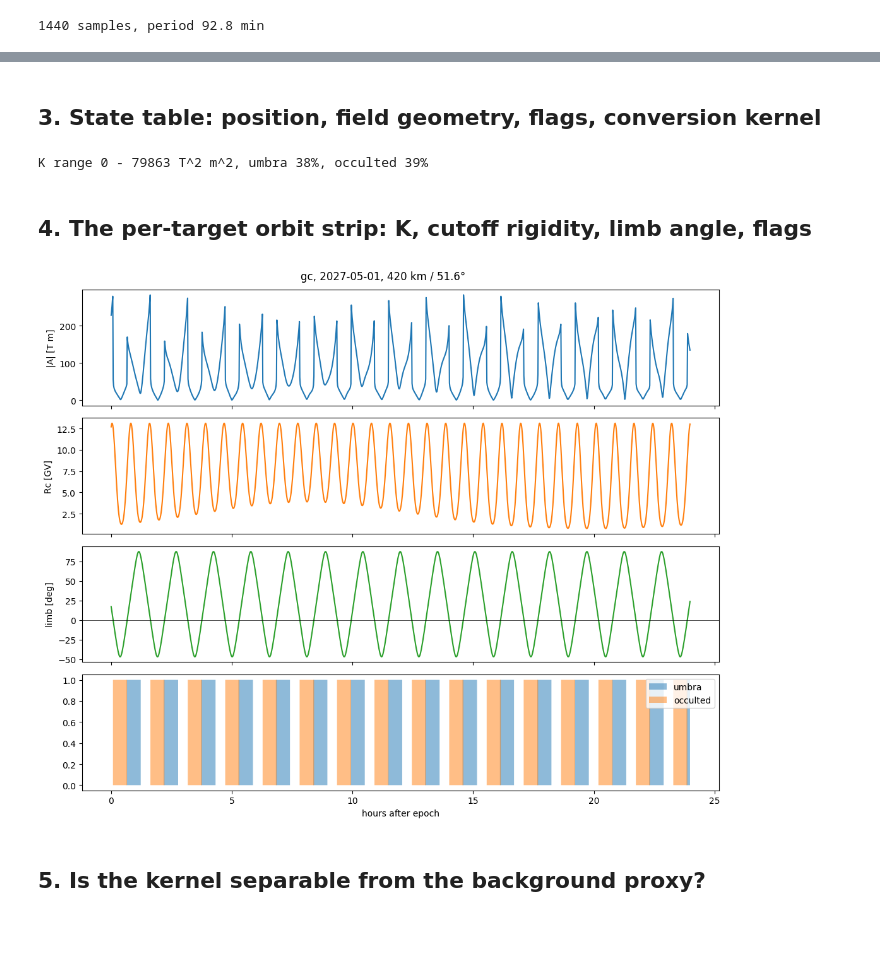
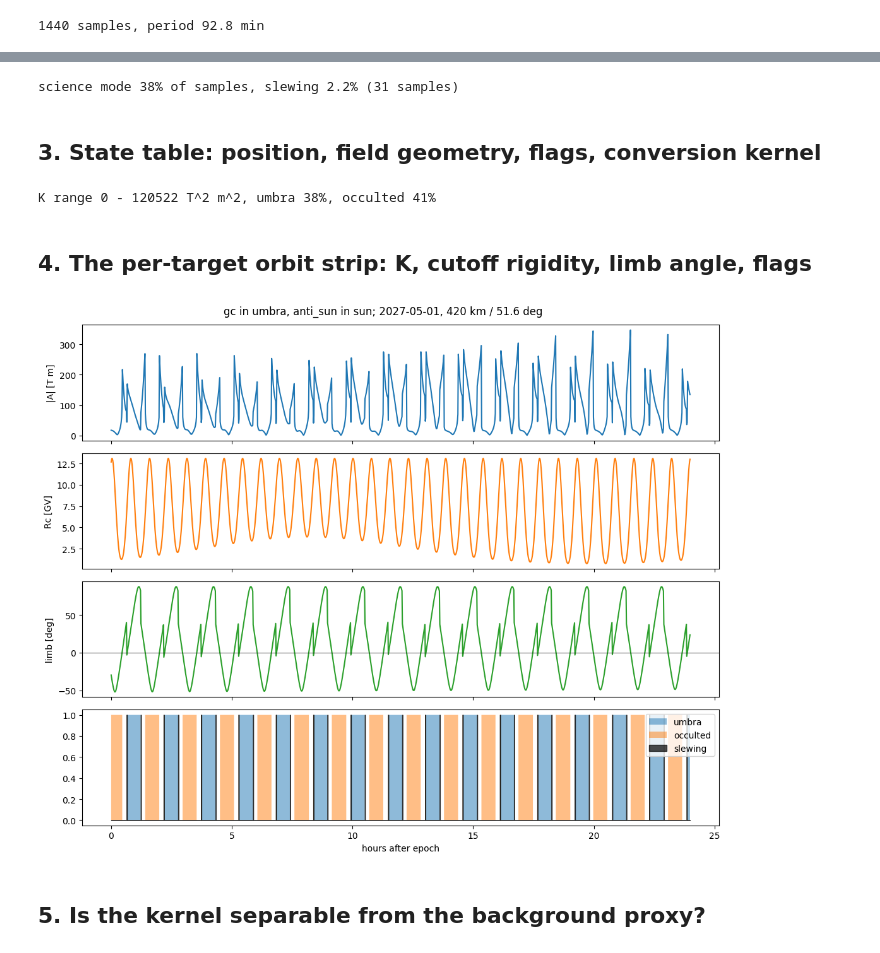
Before and after one commit to phi-a/ALP, a Jupyter notebook: jupyter/darkness_alp_sim.ipynb, the cells around one changed output, grey strips where cells are left out. Cells and saved outputs as stored; diff of their text form; code cells hidden in the pictures.

```diff
--- a/jupyter/darkness_alp_sim.ipynb
+++ b/jupyter/darkness_alp_sim.ipynb
@@ -16,3 +6,18 @@ LMAX = 13                          # IGRF degree; 1 = dipole (fast)
+# %%
+import numpy as np
+import matplotlib.pyplot as plt
+from darknessalp import orbit, pointing, kinematics, sim, frames, field, geometry
+
+EPOCH = "2027-05-01T00:00:00"     # UTC
+ALT_KM, INC_DEG = 420.0, 51.6      # ISS-like
+CADENCE_S, DURATION_S = 60.0, 86400.0
+LMAX = 13                          # IGRF degree; 1 = dipole (fast)
+SLEW_DEG_S = 1.5                   # fixed slew rate (ASSUME)
+
+# modes: primary target for the boresight, roll rule for the radiator
+SCIENCE = pointing.mode("gc", roll="anti_earth")
+SUNLIT = pointing.mode("anti_sun", roll="anti_earth")
+RULES = [("umbra", SCIENCE), ("always", SUNLIT)]   # first match wins
 # %% [markdown]
 ## 1. Where is the spacecraft?
 # %%
@@ -28,27 +31,40 @@ n = pointing.fixed_inertial(pointing.target(TARGET), len(t))
+# %%
+time = frames.times(EPOCH, t)
+conds = pointing.conditions(time, r)
+mode_index, modes = pointing.select(RULES, conds)
+desired = pointing.attitudes(modes, mode_index, time, r, v)
+attitude, error_deg, slewing = kinematics.steer(desired, t, SLEW_DEG_S, mode_index=mode_index)
+n = kinematics.boresight(attitude)
+print(f"science mode {np.mean(mode_index == 0):.0%} of samples, slewing {slewing.mean():.1%} ({slewing.sum()} samples)")
+# %% [output]
+science mode 38% of samples, slewing 2.2% (31 samples)
 # %% [markdown]
 ## 3. State table: position, field geometry, flags, conversion kernel
-# %%
-table = sim.state_table(EPOCH, t, r, n, lmax=LMAX)
-sim.to_csv(table, "../outputs/state_table.csv")
-print(f"K range {table['k_t2m2'].min():.0f} - {table['k_t2m2'].max():.0f} T^2 m^2, "
-      f"umbra {table['umbra'].mean():.0%}, occulted {table['occulted'].mean():.0%}")
-# %% [output]
-K range 0 - 79863 T^2 m^2, umbra 38%, occulted 39%
+# %%
+table = sim.state_table(EPOCH, t, r, n, lmax=LMAX)
+table["mode"] = mode_index
+table["slewing"] = slewing
+sim.to_csv(table, "../outputs/state_table.csv")
+print(f"K range {table['k_t2m2'].min():.0f} - {table['k_t2m2'].max():.0f} T^2 m^2, "
+      f"umbra {table['umbra'].mean():.0%}, occulted {table['occulted'].mean():.0%}")
+# %% [output]
+K range 0 - 120522 T^2 m^2, umbra 38%, occulted 41%
 # %% [markdown]
 ## 4. The per-target orbit strip: K, cutoff rigidity, limb angle, flags
-# %%
-hours = t / 3600
-fig, axes = plt.subplots(4, 1, figsize=(11, 9), sharex=True)
-axes[0].plot(hours, table["amp_tm"]); axes[0].set_ylabel("|A| [T m]")
-axes[1].plot(hours, table["cutoff_gv"], color="C1"); axes[1].set_ylabel("Rc [GV]")
-axes[2].plot(hours, table["limb_deg"], color="C2"); axes[2].axhline(0, color="k", lw=0.5)
-axes[2].set_ylabel("limb [deg]")
-axes[3].fill_between(hours, 0, table["umbra"], step="mid", alpha=0.5, label="umbra")
-axes[3].fill_between(hours, 0, table["occulted"], step="mid", alpha=0.5, label="occulted")
-axes[3].legend(loc="upper right"); axes[3].set_xlabel("hours after epoch")
-fig.suptitle(f"{TARGET}, {EPOCH[:10]}, {ALT_KM:.0f} km / {INC_DEG}°")
-plt.tight_layout()
-# %% [output]
-[figure, removed]
+# %%
+hours = t / 3600
+fig, axes = plt.subplots(4, 1, figsize=(11, 9), sharex=True)
+axes[0].plot(hours, table["amp_tm"]); axes[0].set_ylabel("|A| [T m]")
+axes[1].plot(hours, table["cutoff_gv"], color="C1"); axes[1].set_ylabel("Rc [GV]")
+axes[2].plot(hours, table["limb_deg"], color="C2"); axes[2].axhline(0, color="k", lw=0.5)
+axes[2].set_ylabel("limb [deg]")
+axes[3].fill_between(hours, 0, table["umbra"], step="mid", alpha=0.5, label="umbra")
+axes[3].fill_between(hours, 0, table["occulted"], step="mid", alpha=0.5, label="occulted")
+axes[3].fill_between(hours, 0, slewing, step="mid", alpha=0.7, color="k", label="slewing")
+axes[3].legend(loc="upper right"); axes[3].set_xlabel("hours after epoch")
+fig.suptitle(f"{SCIENCE['primary']} in umbra, {SUNLIT['primary']} in sun; {EPOCH[:10]}, {ALT_KM:.0f} km / {INC_DEG} deg")
+plt.tight_layout()
+# %% [output]
+[figure, added]
 # %% [markdown]
 ## 5. Is the kernel separable from the background proxy?
```
Also changed, not shown: parts of 8 cells of this notebook, 16 other files.
